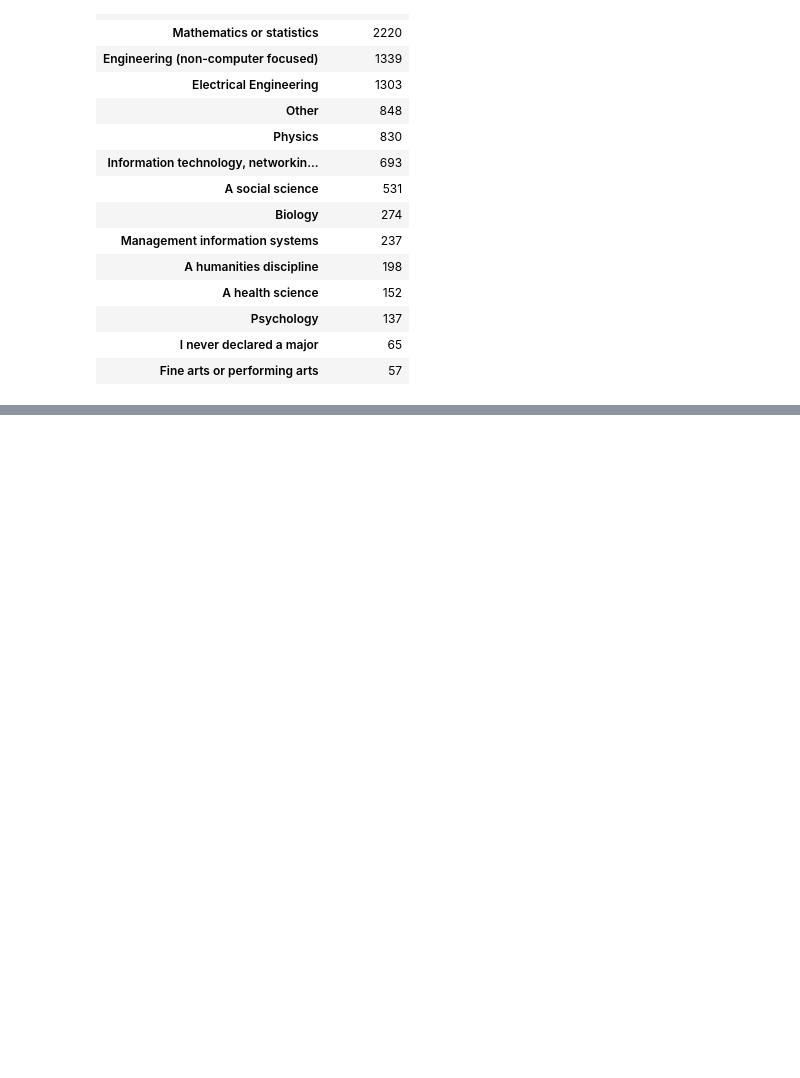
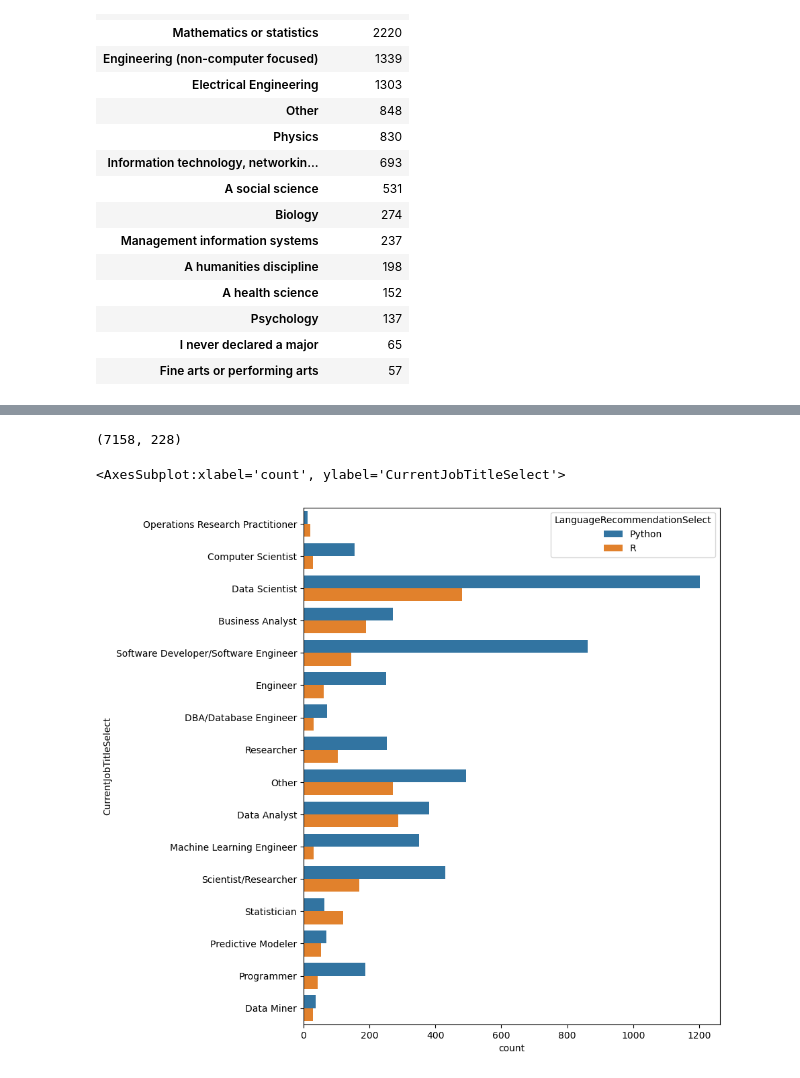
Before and after one commit to nineil91/nineil-blog, a Jupyter notebook: 3. Classical Machine Learning/[boostcourse]캐글실습으로배우는데이터사이언스/ch2.ipynb, the cells around one changed output, grey strips where cells are left out. Saved outputs shown, nothing was run; the diff lists cells and outputs as text; code cells hidden in the pictures; blank space fills up the shorter version.

```diff
--- a/3. Classical Machine Learning/[boostcourse]캐글실습으로배우는데이터사이언스/ch2.ipynb
+++ b/3. Classical Machine Learning/[boostcourse]캐글실습으로배우는데이터사이언스/ch2.ipynb
@@ -177,0 +190,13 @@ pd.DataFrame(
+# %%
+data = mcq[(mcq['CurrentJobTitleSelect'].notnull()) & (
+    (mcq['LanguageRecommendationSelect'] == 'Python') | (
+        mcq['LanguageRecommendationSelect'] == 'R'))]
+print(data.shape)
+plt.figure(figsize=(8, 10))
+sns.countplot(y='CurrentJobTitleSelect',
+              hue='LanguageRecommendationSelect',
+              data=data)
+# %% [output]
+(7158, 228)
+<AxesSubplot:xlabel='count', ylabel='CurrentJobTitleSelect'>
+[figure, added]
```
Also changed, not shown: parts of 37 cells of this notebook.
